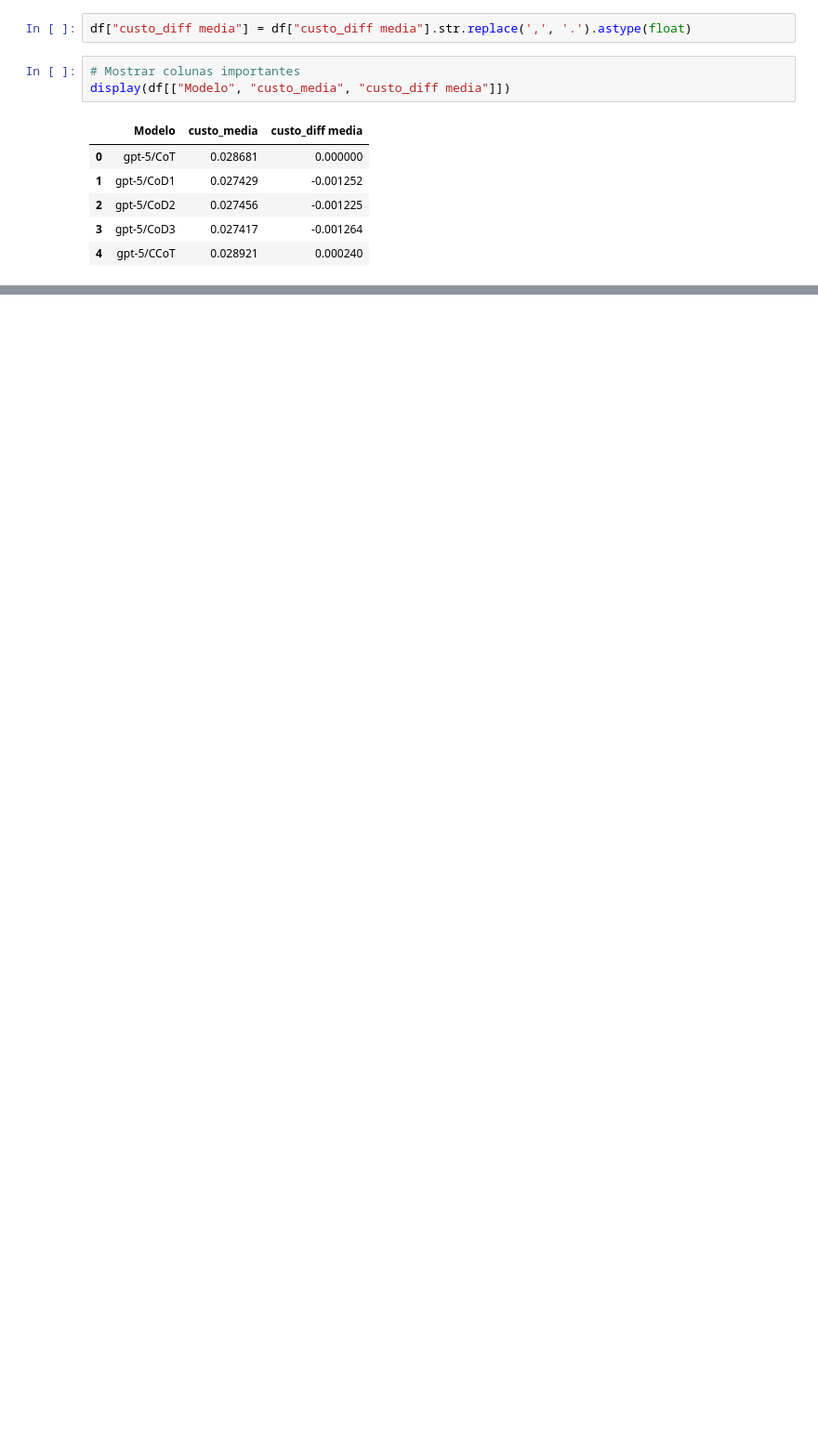
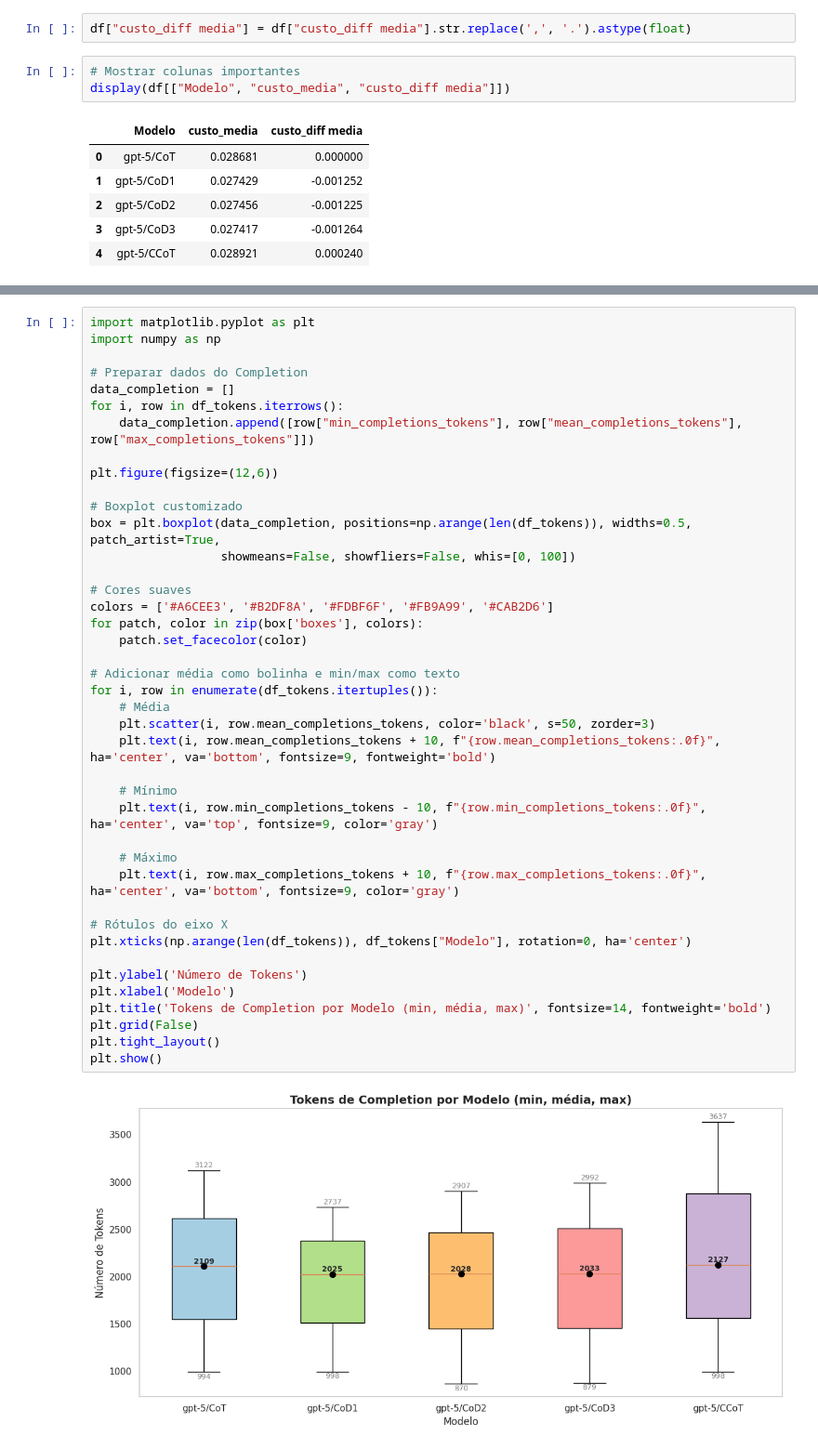
Before and after one commit to Lariiuki/ASGI, a Jupyter notebook: Imagem_analise2.ipynb, the cells around one changed output, grey strips where cells are left out. Shown: that part at 93% size. Saved outputs shown, nothing was run; the diff lists cells and outputs as text; blank space fills up the shorter version.

```diff
--- a/Imagem_analise2.ipynb
+++ b/Imagem_analise2.ipynb
@@ -190,0 +233,43 @@ plt.show()
+# %%
+import matplotlib.pyplot as plt
+import numpy as np
+
+# Preparar dados do Completion
+data_completion = []
+for i, row in df_tokens.iterrows():
+    data_completion.append([row["min_completions_tokens"], row["mean_completions_tokens"], row["max_completions_tokens"]])
+
+plt.figure(figsize=(12,6))
+
+# Boxplot customizado
+box = plt.boxplot(data_completion, positions=np.arange(len(df_tokens)), widths=0.5, patch_artist=True,
+                  showmeans=False, showfliers=False, whis=[0, 100])
+
+# Cores suaves
+colors = ['#A6CEE3', '#B2DF8A', '#FDBF6F', '#FB9A99', '#CAB2D6']
+for patch, color in zip(box['boxes'], colors):
+    patch.set_facecolor(color)
+
+# Adicionar média como bolinha e min/max como texto
+for i, row in enumerate(df_tokens.itertuples()):
+    # Média
+    plt.scatter(i, row.mean_completions_tokens, color='black', s=50, zorder=3)
+    plt.text(i, row.mean_completions_tokens + 10, f"{row.mean_completions_tokens:.0f}", ha='center', va='bottom', fontsize=9, fontweight='bold')
+
+    # Mínimo
+    plt.text(i, row.min_completions_tokens - 10, f"{row.min_completions_tokens:.0f}", ha='center', va='top', fontsize=9, color='gray')
+
+    # Máximo
+    plt.text(i, row.max_completions_tokens + 10, f"{row.max_completions_tokens:.0f}", ha='center', va='bottom', fontsize=9, color='gray')
+
+# Rótulos do eixo X
+plt.xticks(np.arange(len(df_tokens)), df_tokens["Modelo"], rotation=0, ha='center')
+
+plt.ylabel('Número de Tokens')
+plt.xlabel('Modelo')
+plt.title('Tokens de Completion por Modelo (min, média, max)', fontsize=14, fontweight='bold')
+plt.grid(False)
+plt.tight_layout()
+plt.show()
+# %% [output]
+[figure, added]
```
Also changed, not shown: parts of 4 cells of this notebook.
